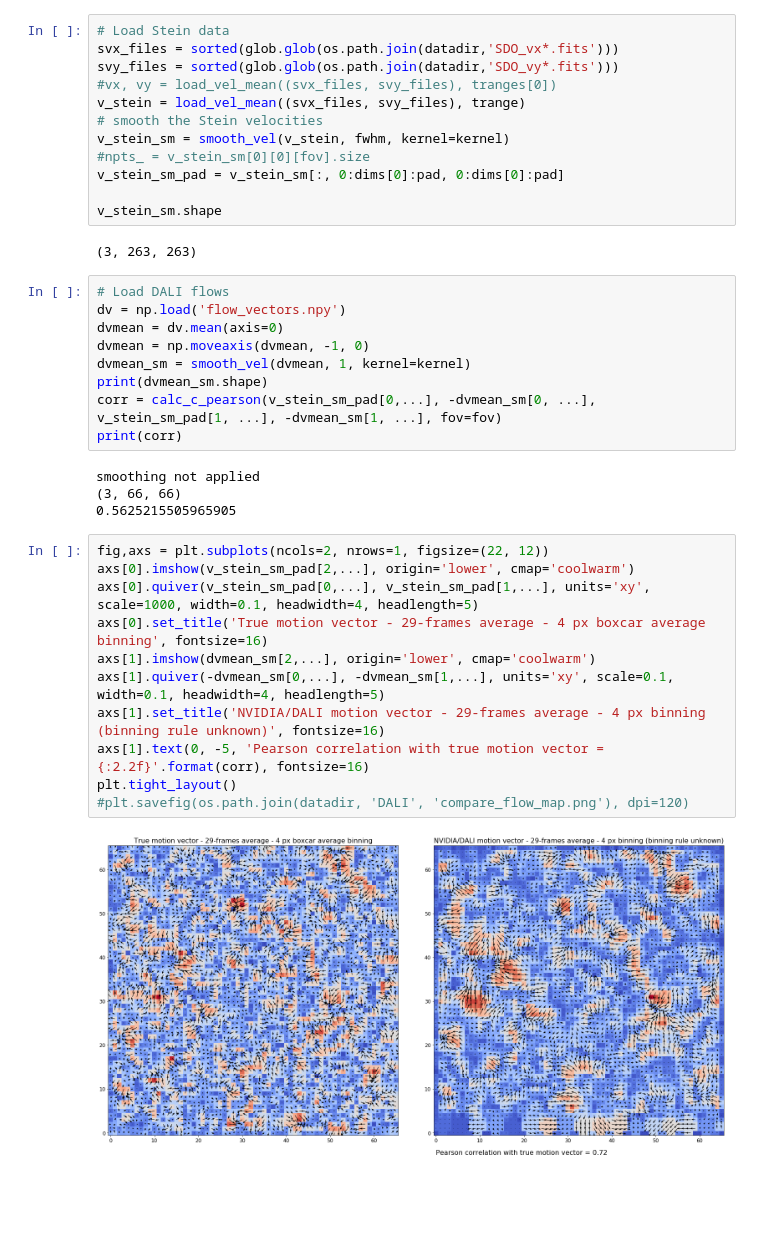
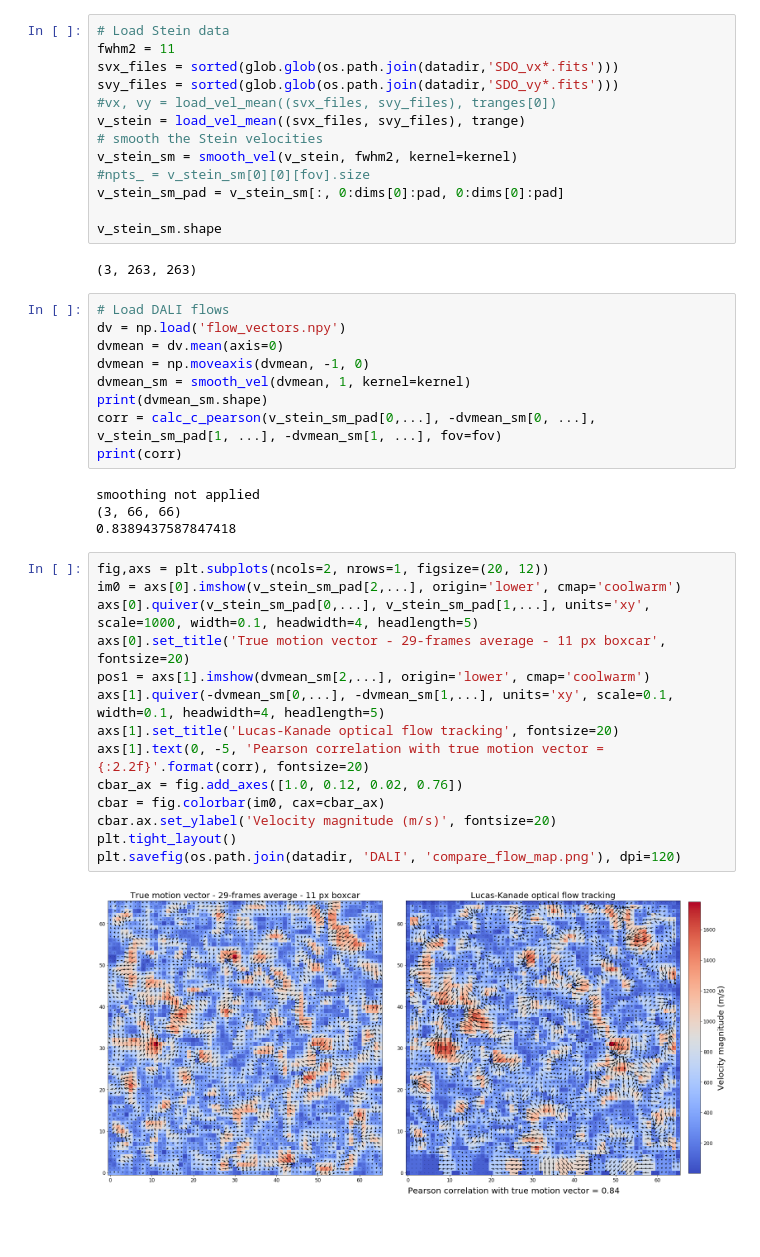
Before and after one commit to raphael-attie/sunflower, a Jupyter notebook: optical_flows/DALI_Simulation_comparison.ipynb, the cells around one changed output. Cells and saved outputs as stored; diff of their text form; blank space fills up the shorter version.

```diff
--- a/optical_flows/DALI_Simulation_comparison.ipynb
+++ b/optical_flows/DALI_Simulation_comparison.ipynb
@@ -88,12 +88,13 @@ fov = np.s_[pad:dims[0]-pad:pad, pad:dims[1]-pad:pad]
 trange = [0, 30]
 # %%
 # Load Stein data
+fwhm2 = 11
 svx_files = sorted(glob.glob(os.path.join(datadir,'SDO_vx*.fits')))
 svy_files = sorted(glob.glob(os.path.join(datadir,'SDO_vy*.fits')))
 #vx, vy = load_vel_mean((svx_files, svy_files), tranges[0])
 v_stein = load_vel_mean((svx_files, svy_files), trange)
 # smooth the Stein velocities
-v_stein_sm = smooth_vel(v_stein, fwhm, kernel=kernel)
+v_stein_sm = smooth_vel(v_stein, fwhm2, kernel=kernel)
 #npts_ = v_stein_sm[0][0][fov].size
 v_stein_sm_pad = v_stein_sm[:, 0:dims[0]:pad, 0:dims[0]:pad]
 
@@ -112,19 +113,22 @@ print(corr)
 # %% [output]
 smoothing not applied
 (3, 66, 66)
-0.5625215505965905
+0.8389437587847418
 # %%
-fig,axs = plt.subplots(ncols=2, nrows=1, figsize=(22, 12))
-axs[0].imshow(v_stein_sm_pad[2,...], origin='lower', cmap='coolwarm')
+fig,axs = plt.subplots(ncols=2, nrows=1, figsize=(20, 12))
+im0 = axs[0].imshow(v_stein_sm_pad[2,...], origin='lower', cmap='coolwarm')
 axs[0].quiver(v_stein_sm_pad[0,...], v_stein_sm_pad[1,...], units='xy', scale=1000, width=0.1, headwidth=4, headlength=5)
-axs[0].set_title('True motion vector - 29-frames average - 4 px boxcar average binning', fontsize=16)
-axs[1].imshow(dvmean_sm[2,...], origin='lower', cmap='coolwarm')
+axs[0].set_title('True motion vector - 29-frames average - 11 px boxcar', fontsize=20)
+pos1 = axs[1].imshow(dvmean_sm[2,...], origin='lower', cmap='coolwarm')
 axs[1].quiver(-dvmean_sm[0,...], -dvmean_sm[1,...], units='xy', scale=0.1, width=0.1, headwidth=4, headlength=5)
-axs[1].set_title('NVIDIA/DALI motion vector - 29-frames average - 4 px binning (binning rule unknown)', fontsize=16)
-axs[1].text(0, -5, 'Pearson correlation with true motion vector = {:2.2f}'.format(corr), fontsize=16)
+axs[1].set_title('Lucas-Kanade optical flow tracking', fontsize=20)
+axs[1].text(0, -5, 'Pearson correlation with true motion vector = {:2.2f}'.format(corr), fontsize=20)
+cbar_ax = fig.add_axes([1.0, 0.12, 0.02, 0.76])
+cbar = fig.colorbar(im0, cax=cbar_ax)
+cbar.ax.set_ylabel('Velocity magnitude (m/s)', fontsize=20)
 plt.tight_layout()
-#plt.savefig(os.path.join(datadir, 'DALI', 'compare_flow_map.png'), dpi=120)
+plt.savefig(os.path.join(datadir, 'DALI', 'compare_flow_map.png'), dpi=120)
 # %% [output]
-[figure, old version]
+[figure, new version]
 # %% [markdown]
 #
```
Also changed, not shown: 5 other files.
